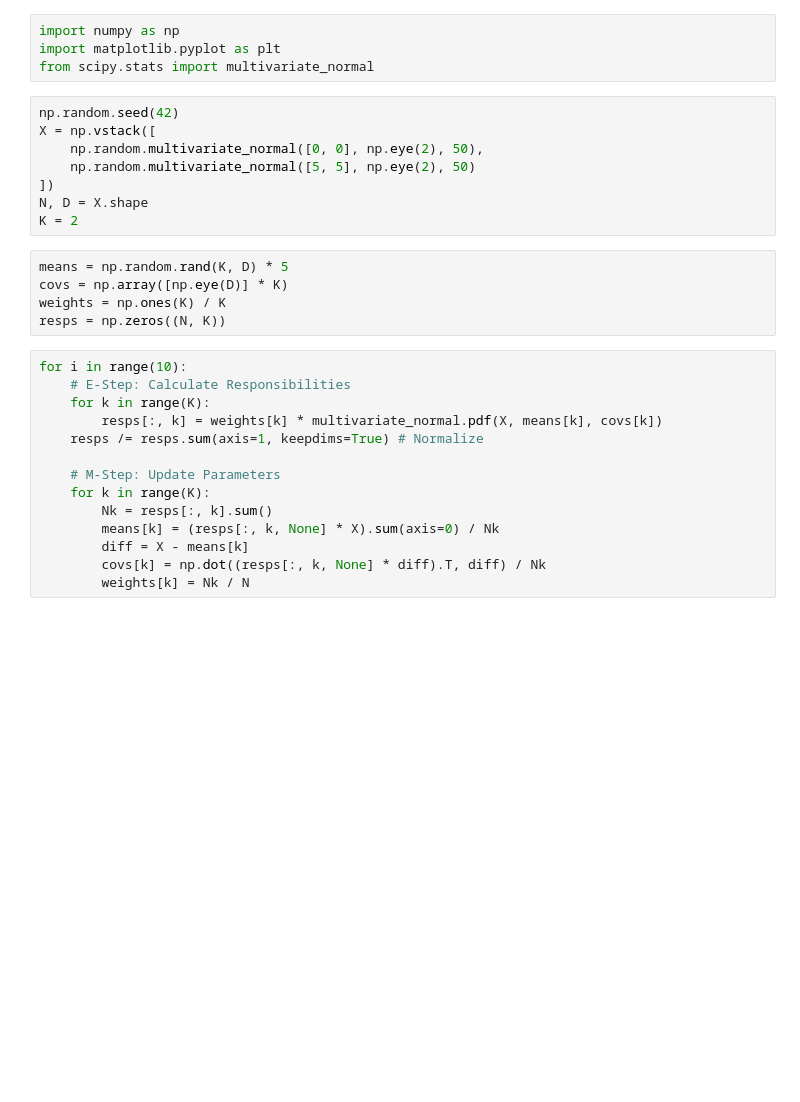
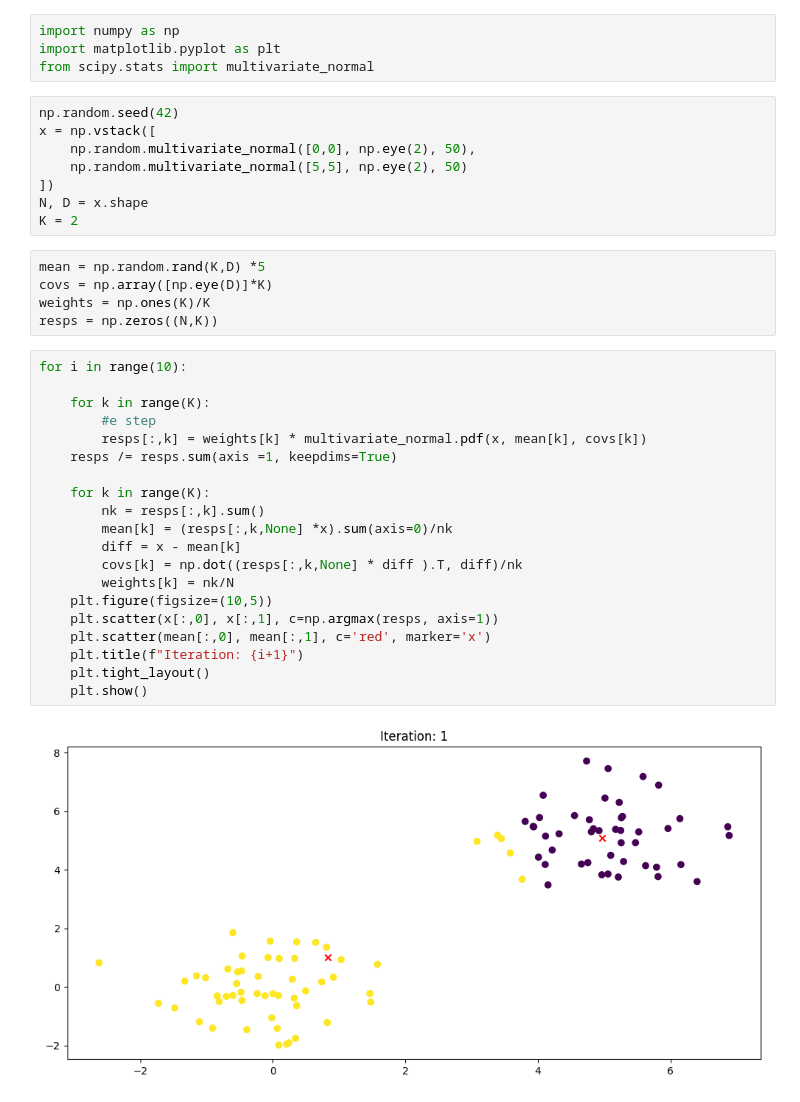
Before and after one commit to Pranay50x/ML-Lab, a Jupyter notebook: shorten/10.ipynb, the cells around one changed output. Cells and saved outputs as stored; diff of their text form; blank space fills up the shorter version.

```diff
--- a/shorten/10.ipynb
+++ b/shorten/10.ipynb
@@ -4,28 +4,36 @@ import matplotlib.pyplot as plt
 from scipy.stats import multivariate_normal
 # %%
 np.random.seed(42)
-X = np.vstack([
-    np.random.multivariate_normal([0, 0], np.eye(2), 50),
-    np.random.multivariate_normal([5, 5], np.eye(2), 50)
+x = np.vstack([
+    np.random.multivariate_normal([0,0], np.eye(2), 50),
+    np.random.multivariate_normal([5,5], np.eye(2), 50)
 ])
-N, D = X.shape
+N, D = x.shape
 K = 2
 # %%
-means = np.random.rand(K, D) * 5
-covs = np.array([np.eye(D)] * K)
-weights = np.ones(K) / K
-resps = np.zeros((N, K))
+mean = np.random.rand(K,D) *5
+covs = np.array([np.eye(D)]*K)
+weights = np.ones(K)/K
+resps = np.zeros((N,K))
 # %%
 for i in range(10):
-    # E-Step: Calculate Responsibilities
+
     for k in range(K):
-        resps[:, k] = weights[k] * multivariate_normal.pdf(X, means[k], covs[k])
-    resps /= resps.sum(axis=1, keepdims=True) # Normalize
+        #e step
+        resps[:,k] = weights[k] * multivariate_normal.pdf(x, mean[k], covs[k])
+    resps /= resps.sum(axis =1, keepdims=True)
 
-    # M-Step: Update Parameters
     for k in range(K):
-        Nk = resps[:, k].sum()
-        means[k] = (resps[:, k, None] * X).sum(axis=0) / Nk
-        diff = X - means[k]
-        covs[k] = np.dot((resps[:, k, None] * diff).T, diff) / Nk
-        weights[k] = Nk / N
+        nk = resps[:,k].sum()
+        mean[k] = (resps[:,k,None] *x).sum(axis=0)/nk
+        diff = x - mean[k]
+        covs[k] = np.dot((resps[:,k,None] * diff ).T, diff)/nk
+        weights[k] = nk/N
+    plt.figure(figsize=(10,5))
+    plt.scatter(x[:,0], x[:,1], c=np.argmax(resps, axis=1))
+    plt.scatter(mean[:,0], mean[:,1], c='red', marker='x')
+    plt.title(f"Iteration: {i+1}")
+    plt.tight_layout()
+    plt.show()
+# %% [output]
+[figure, added]
```
Also changed, not shown: parts of 3 cells of this notebook.
